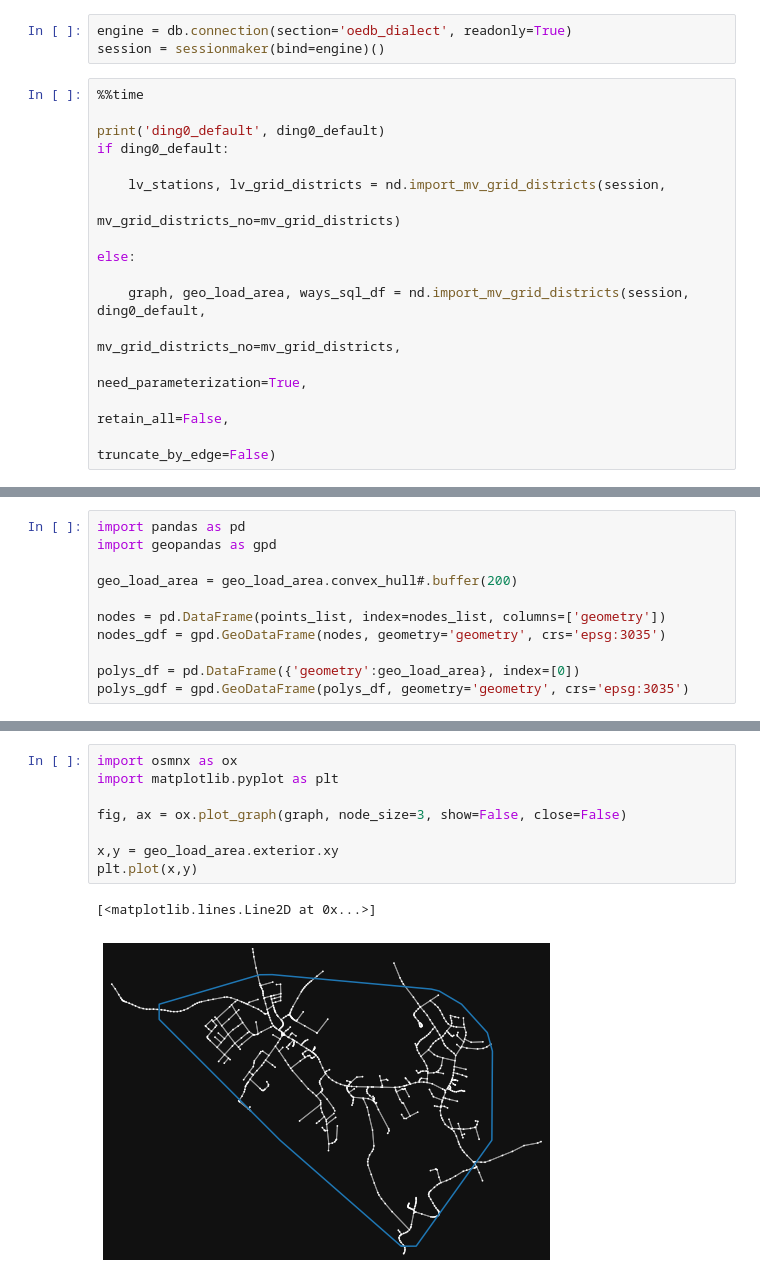
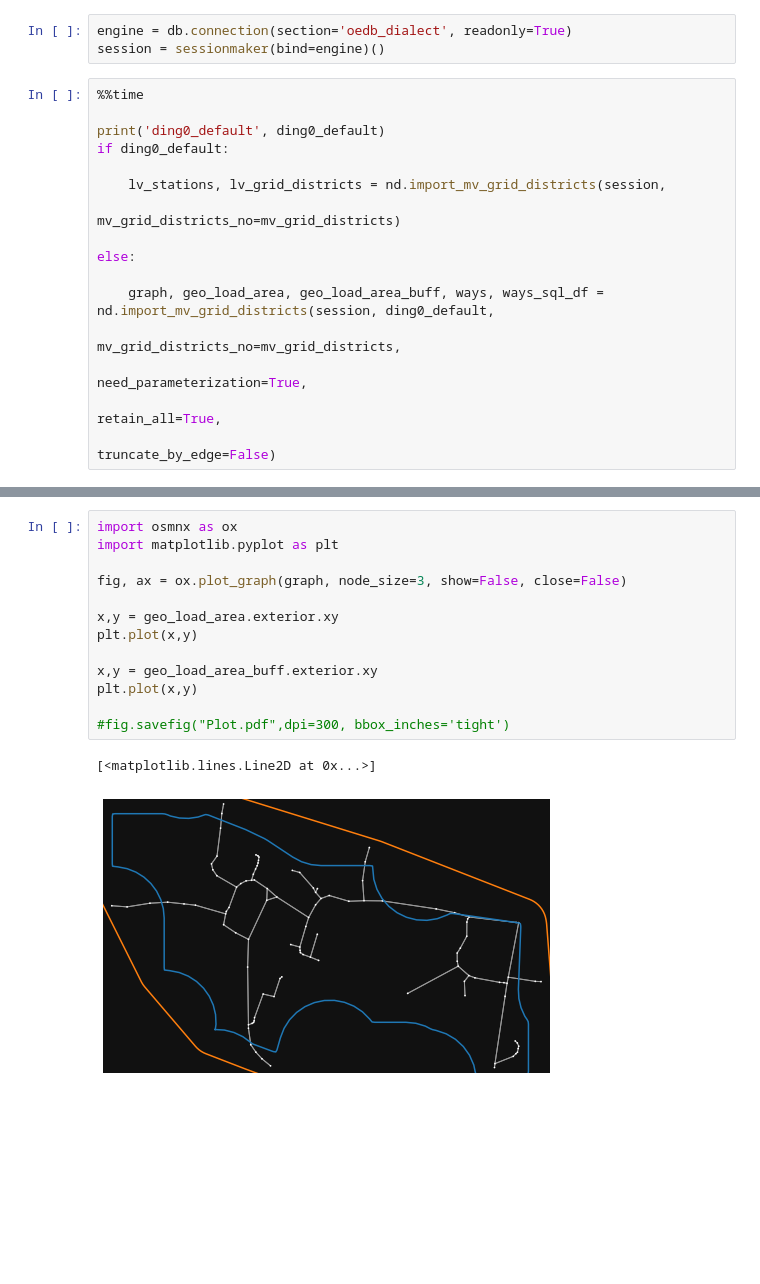
Before and after one commit to openego/ding0, a Jupyter notebook: ding0/lv_grid_testing-09.10.ipynb, the cells around one changed output, grey strips where cells are left out. Saved outputs shown, nothing was run; the diff lists cells and outputs as text; blank space fills up the shorter version.

```diff
--- a/ding0/lv_grid_testing-09.10.ipynb
+++ b/ding0/lv_grid_testing-09.10.ipynb
@@ -44,10 +44,10 @@ if ding0_default:
 
 else:
 
-    graph, geo_load_area, ways_sql_df = nd.import_mv_grid_districts(session, ding0_default,
-                                                                    mv_grid_districts_no=mv_grid_districts,
-                                                                    need_parameterization=True,
-                                                                    retain_all=False,
-                                                                    truncate_by_edge=False)
+    graph, geo_load_area, geo_load_area_buff, ways, ways_sql_df = nd.import_mv_grid_districts(session, ding0_default,
+                                                                                        mv_grid_districts_no=mv_grid_districts,
+                                                                                        need_parameterization=True,
+                                                                                        retain_all=True,
+                                                                                        truncate_by_edge=False)
 # %% [output]
 ding0_default False
@@ -77,11 +55,0 @@ points_list = [Point(item) for sublist in points_list for item in sublist]
-# %%
-import pandas as pd
-import geopandas as gpd
-
-geo_load_area = geo_load_area.convex_hull#.buffer(200)
-
-nodes = pd.DataFrame(points_list, index=nodes_list, columns=['geometry'])
-nodes_gdf = gpd.GeoDataFrame(nodes, geometry='geometry', crs='epsg:3035')
-
-polys_df = pd.DataFrame({'geometry':geo_load_area}, index=[0])
-polys_gdf = gpd.GeoDataFrame(polys_df, geometry='geometry', crs='epsg:3035')
@@ -107,11 +56,16 @@ graph_m.remove_nodes_from(PointsInPolys.loc[PointsInPolys.index_right != 0].inde
 # %%
 import osmnx as ox
 import matplotlib.pyplot as plt
 
 fig, ax = ox.plot_graph(graph, node_size=3, show=False, close=False)
 
 x,y = geo_load_area.exterior.xy
 plt.plot(x,y)
+
+x,y = geo_load_area_buff.exterior.xy
+plt.plot(x,y)
+
+#fig.savefig("Plot.pdf",dpi=300, bbox_inches='tight')
 # %% [output]
 [<matplotlib.lines.Line2D at 0x...>]
-[figure, old version]
+[figure, new version]
```
Also changed, not shown: parts of 9 cells of this notebook, 3 other files.
